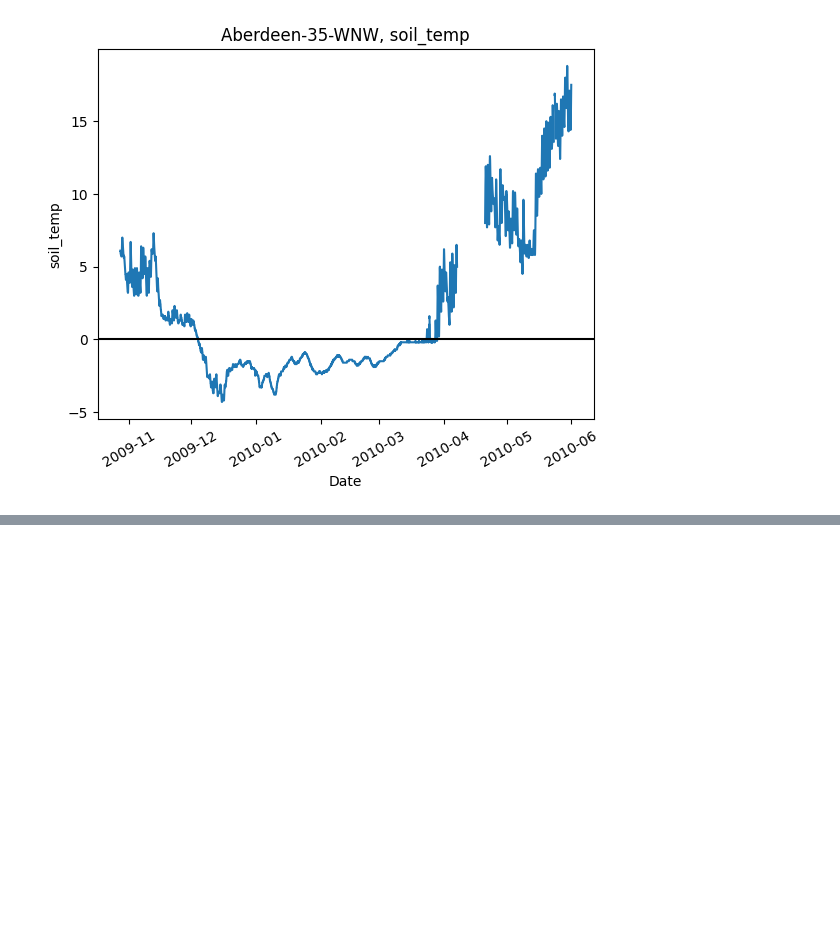
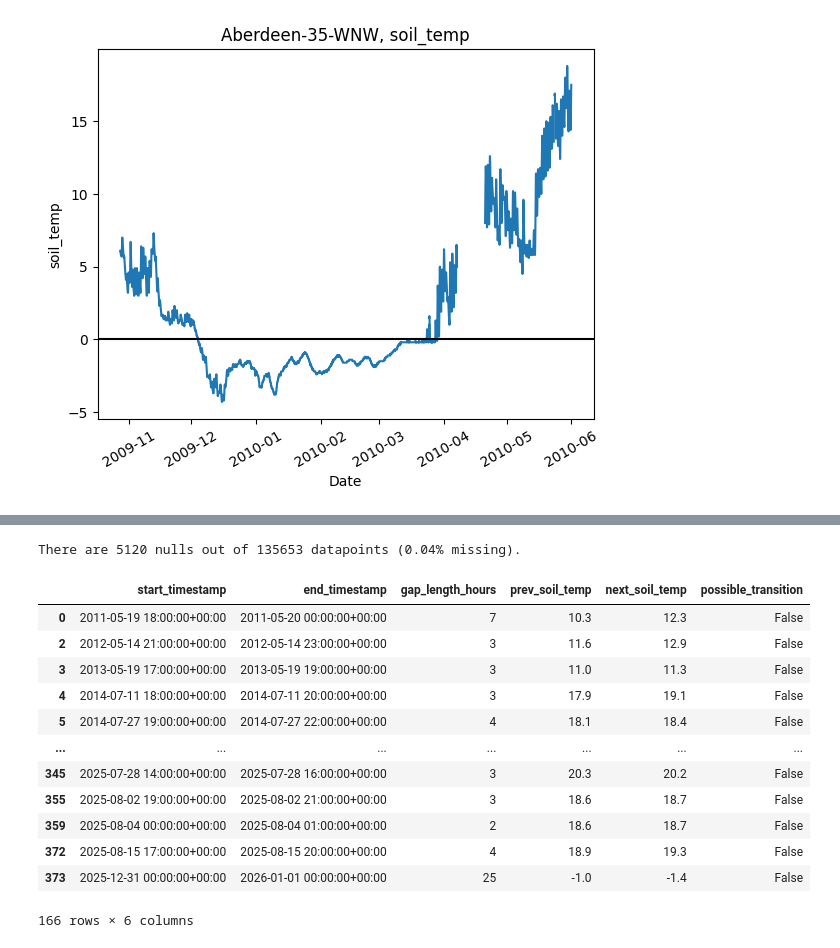
Before and after one commit to gerezk/freeze-thaw-soil-prediction, a Jupyter notebook: ISMN_data_cleaning.ipynb, the cells around one changed output, grey strips where cells are left out. Cells and saved outputs as stored; diff of their text form; code cells hidden in the pictures; blank space fills up the shorter version.

```diff
--- a/ISMN_data_cleaning.ipynb
+++ b/ISMN_data_cleaning.ipynb
@@ -123,0 +153,22 @@ df_nenana = utils.collect_data(raw_data_path / dir_nenana, max_depth, short_vari
+# %%
+utils.report_nan_count(jamestown_df, long_variable)
+# %% [output]
+There are 5120 nulls out of 135653 datapoints (0.04% missing).
+# %%
+jamestown_nan_df = utils.get_nan_gaps(jamestown_df, long_variable)
+jamestown_nan_df = utils.add_missed_transitions_col(jamestown_nan_df)
+jamestown_nan_df
+# %% [output]
+|  | start_timestamp | end_timestamp | gap_length_hours | prev_soil_temp | next_soil_temp | possible_transition |
+| 0 | 2011-05-19 18:00:00+00:00 | 2011-05-20 00:00:00+00:00 | 7 | 10.3 | 12.3 | False |
+| 2 | 2012-05-14 21:00:00+00:00 | 2012-05-14 23:00:00+00:00 | 3 | 11.6 | 12.9 | False |
+| 3 | 2013-05-19 17:00:00+00:00 | 2013-05-19 19:00:00+00:00 | 3 | 11.0 | 11.3 | False |
+| 4 | 2014-07-11 18:00:00+00:00 | 2014-07-11 20:00:00+00:00 | 3 | 17.9 | 19.1 | False |
+| 5 | 2014-07-27 19:00:00+00:00 | 2014-07-27 22:00:00+00:00 | 4 | 18.1 | 18.4 | False |
+| ... | ... | ... | ... | ... | ... | ... |
+| 345 | 2025-07-28 14:00:00+00:00 | 2025-07-28 16:00:00+00:00 | 3 | 20.3 | 20.2 | False |
+| 355 | 2025-08-02 19:00:00+00:00 | 2025-08-02 21:00:00+00:00 | 3 | 18.6 | 18.7 | False |
+| 359 | 2025-08-04 00:00:00+00:00 | 2025-08-04 01:00:00+00:00 | 2 | 18.6 | 18.7 | False |
+| 372 | 2025-08-15 17:00:00+00:00 | 2025-08-15 20:00:00+00:00 | 4 | 18.9 | 19.3 | False |
+| 373 | 2025-12-31 00:00:00+00:00 | 2026-01-01 00:00:00+00:00 | 25 | -1.0 | -1.4 | False |
+166 rows × 6 columns
```
Also changed, not shown: parts of 15 cells of this notebook, 1 other file.
